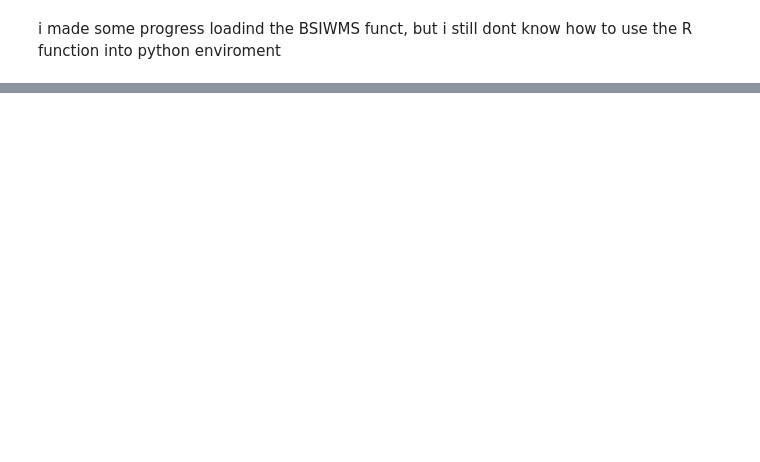
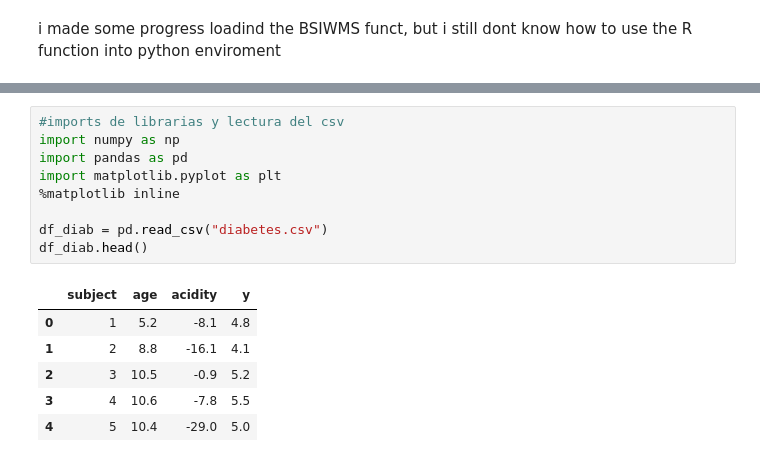
Before and after one commit to EiderDiaz/R_Python_interoperability, a Jupyter notebook: R to python.ipynb, the cells around one changed output, grey strips where cells are left out. Drawn from its saved outputs; the diff is of its cells as text; blank space fills up the shorter version.

```diff
--- a/R to python.ipynb
+++ b/R to python.ipynb
@@ -27,0 +45,16 @@ R object with classes: ('function',) mapped to:
+# %%
+#imports de librarias y lectura del csv
+import numpy as np
+import pandas as pd
+import matplotlib.pyplot as plt
+%matplotlib inline
+
+df_diab = pd.read_csv("diabetes.csv")
+df_diab.head()
+# %% [output]
+|  | subject | age | acidity | y |
+| 0 | 1 | 5.2 | -8.1 | 4.8 |
+| 1 | 2 | 8.8 | -16.1 | 4.1 |
+| 2 | 3 | 10.5 | -0.9 | 5.2 |
+| 3 | 4 | 10.6 | -7.8 | 5.5 |
+| 4 | 5 | 10.4 | -29.0 | 5.0 |
```
Also changed, not shown: parts of 14 cells of this notebook, 35 other files.
